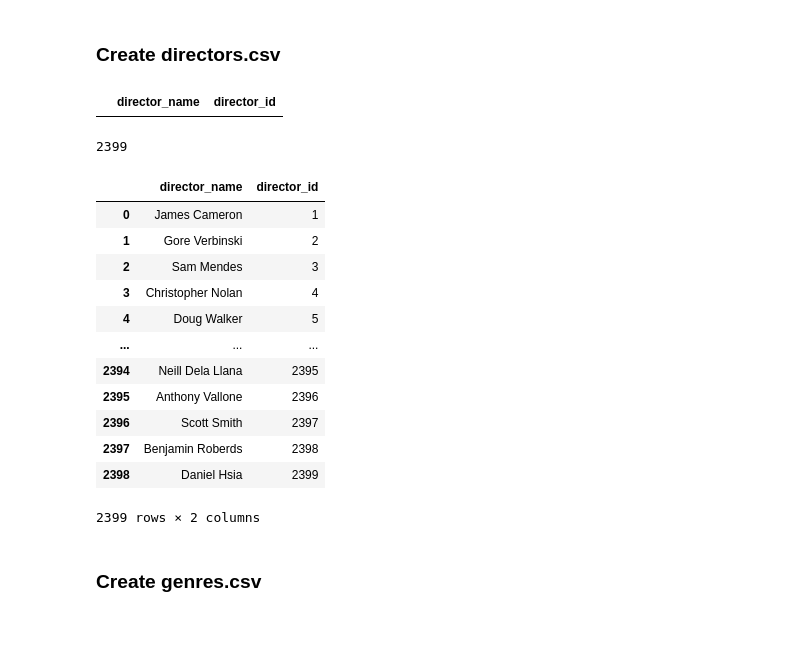
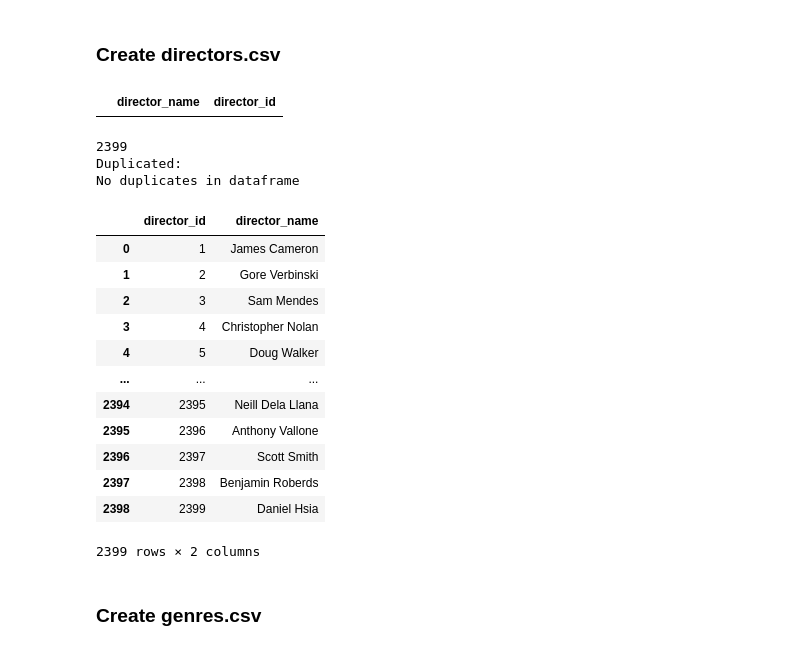
Before and after one commit to DaDrummerthe1st/DATA24HEL_DBT25_uppgift_1, a Jupyter notebook: kunskapskontroll_1.ipynb, the cells around one changed output. Drawn from its saved outputs; the diff is of its cells as text; code cells hidden in the pictures.

Commit message:
comments and error checking for directors csv

```diff
--- a/kunskapskontroll_1.ipynb
+++ b/kunskapskontroll_1.ipynb
@@ -620,34 +620,49 @@ dtype: object
 # %%
 directors = pd.DataFrame(df_movies_no_na['director_name'].unique(), columns=["director_name"])
 
 # add an index
 #directors.index = pd.Index(pd.util.hash_pandas_object(directors))
 directors["director_id"] = directors.index + 1
 
 # since theres still a NaN left
 display(directors[directors["director_name"].isna()])
 directors.dropna(inplace=True)
 
 print(len(directors))
+#! 2171 från Max R, De droppade kolumner först, sedan dropna
+
+# checking for duplicates
+print('Duplicated:')
+try:
+    duplicates = pd.concat(g for _, g in directors.groupby("director_name") if len(g) > 1)
+except ValueError:
+    print('No duplicates in dataframe')
+else:
+    print(duplicates)
+
+# changing order of columns
+directors = directors.iloc[:, [1,0]]
 display(directors)
-#! 2171 från Max R, DE droppade kolumner först, sedan dropna
 
+# creating csv-file
 directors.to_csv('csv_neo4j/directors.csv', index=False)
 # %% [output]
 |  | director_name | director_id |
 2399
+Duplicated:
+No duplicates in dataframe
-|  | director_name | director_id |
-| 0 | James Cameron | 1 |
-| 1 | Gore Verbinski | 2 |
-| 2 | Sam Mendes | 3 |
-| 3 | Christopher Nolan | 4 |
-| 4 | Doug Walker | 5 |
+|  | director_id | director_name |
+| 0 | 1 | James Cameron |
+| 1 | 2 | Gore Verbinski |
+| 2 | 3 | Sam Mendes |
+| 3 | 4 | Christopher Nolan |
+| 4 | 5 | Doug Walker |
 | ... | ... | ... |
-| 2394 | Neill Dela Llana | 2395 |
-| 2395 | Anthony Vallone | 2396 |
-| 2396 | Scott Smith | 2397 |
-| 2397 | Benjamin Roberds | 2398 |
-| 2398 | Daniel Hsia | 2399 |
+| 2394 | 2395 | Neill Dela Llana |
+| 2395 | 2396 | Anthony Vallone |
+| 2396 | 2397 | Scott Smith |
+| 2397 | 2398 | Benjamin Roberds |
+| 2398 | 2399 | Daniel Hsia |
 2399 rows × 2 columns
 # %% [markdown]
 ### Create genres.csv
```
Also changed, not shown: 1 other file.
